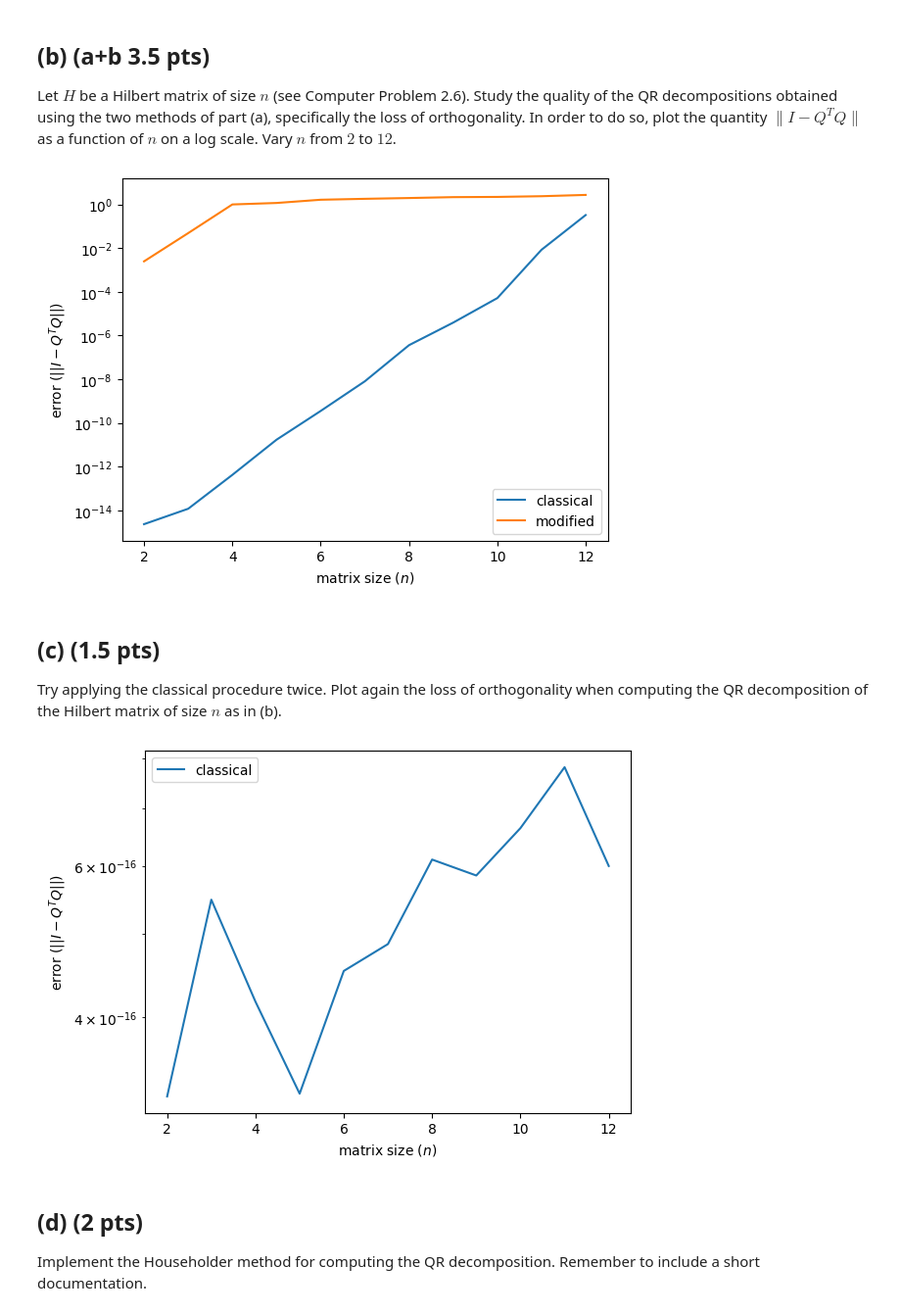
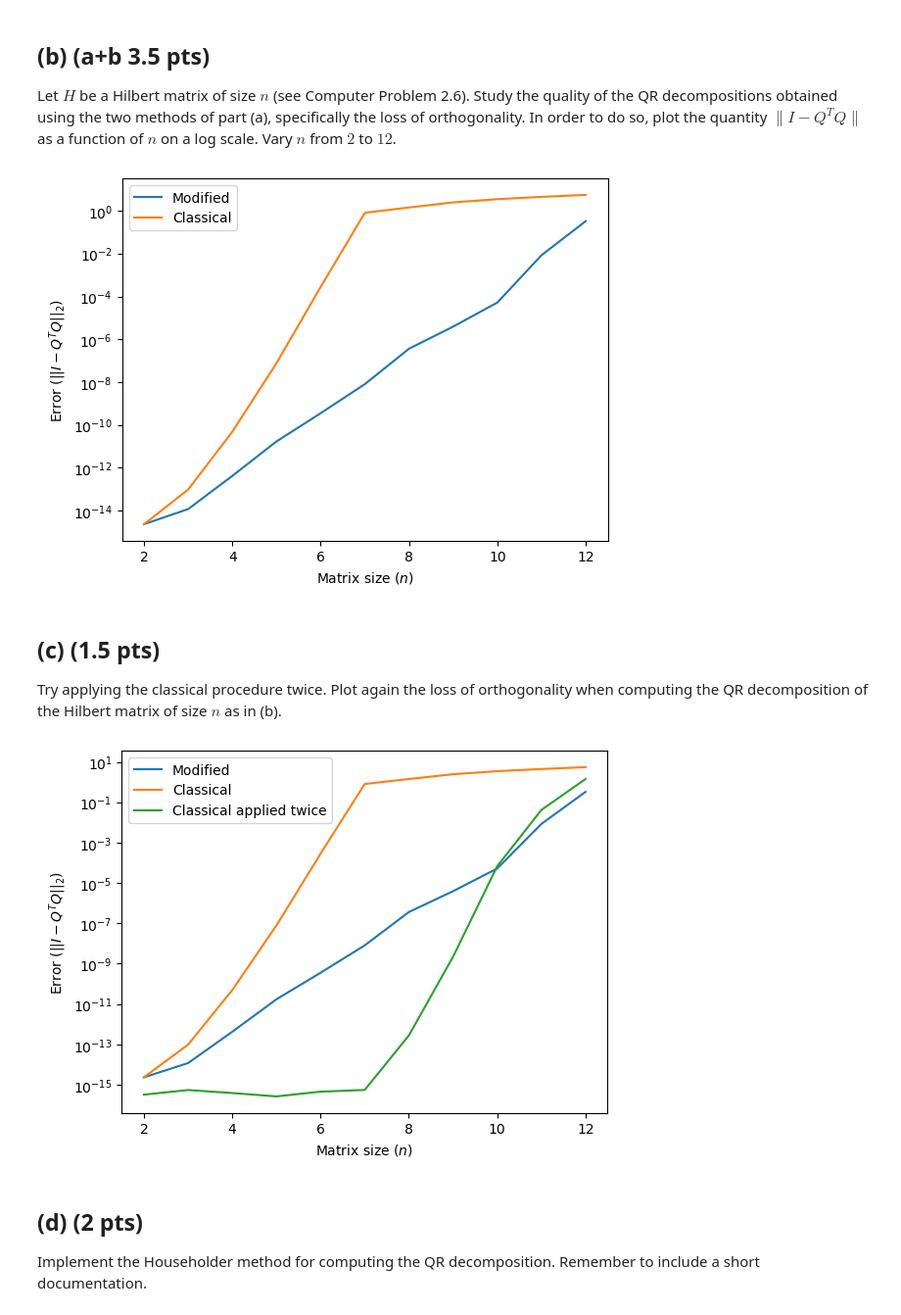
Before and after one commit to sachagijsbers/numerical_alg, a Jupyter notebook: week_3/hw3_2023.ipynb, the cells around one changed output. Shown at 98% size. Cells and saved outputs as stored; diff of their text form; code cells hidden in the pictures.

```diff
--- a/week_3/hw3_2023.ipynb
+++ b/week_3/hw3_2023.ipynb
@@ -115,52 +121,52 @@ print(R)
 ## (b) (a+b 3.5 pts)
 Let $H$ be a Hilbert matrix of size $n$ (see Computer Problem 2.6). Study the quality of the QR decompositions obtained using the two methods of part (a), specifically the loss of orthogonality. In order to do so, plot the quantity $\| I - Q^T Q \|$ as a function of $n$ on a log scale. Vary $n$ from $2$ to $12$.
 # %%
-def hilbert(n):
-    H = np.zeros((n,n))
-    for i in range(1,n+1):
-        for j in range(1,n+1):
-            H[i-1,j-1] = 1/(i+j-1)
-    return H
+# keep track of the error for classical and modified Gram-Schmidt
+error_class, error_mod = [], []
 
-quant_class, quant_mod = [], []
 n_list = range(2,13)
 for n in n_list:
-    H = hilbert(n)
+    # create Hilbert matrix
+    H = scipy.linalg.hilbert(n)
+
     Q_class = classical_gram_schmidt(H)[0]
-    quant_class.append(np.linalg.norm(np.identity(n) - np.matmul(Q_class.T,Q_class)))
+    error_class.append(np.linalg.norm(np.identity(n) - np.matmul(Q_class.T,Q_class)))
+
     Q_mod = modified_gram_schmidt(H)[0]
-    quant_mod.append(np.linalg.norm(np.identity(n) - np.matmul(Q_mod.T,Q_mod)))
+    error_mod.append(np.linalg.norm(np.identity(n) - np.matmul(Q_mod.T,Q_mod)))
 
-plt.plot(n_list,quant_class, label = 'classical')
-plt.plot(n_list,quant_mod, label = 'modified')
+plt.plot(n_list,error_mod, label = 'Modified')
+plt.plot(n_list,error_class, label = 'Classical')
 plt.yscale('log')
-plt.xlabel('matrix size ($n$)')
-plt.ylabel('error ($||I - Q^TQ||$)')
+plt.xlabel('Matrix size ($n$)')
+plt.ylabel('Error ($||I - Q^TQ||_2$)')
 plt.legend()
 plt.show()
 # %% [output]
-[figure, old version]
+[figure, new version]
 # %% [markdown]
 ## (c) (1.5 pts)
 Try applying the classical procedure twice. Plot again the loss of orthogonality when computing the QR decomposition of the Hilbert matrix of size $n$ as in (b).
 # %%
-quant_class = []
+error_class_twice = []
 n_list = range(2,13)
 for n in n_list:
-    H = hilbert(n)
+    H = scipy.linalg.hilbert(n)
+    # apply the classical procedure twice
     Q_class_1 = classical_gram_schmidt(H)[0]
     Q_class = classical_gram_schmidt(Q_class_1)[0]
-    quant_class.append(np.linalg.norm(np.identity(n) - np.matmul(Q_class.T,Q_class)))
+    error_class_twice.append(np.linalg.norm(np.identity(n) - np.matmul(Q_class.T,Q_class)))
 
-
-plt.plot(n_list,quant_class, label = 'classical')
+plt.plot(n_list,error_mod, label = 'Modified')
+plt.plot(n_list,error_class, label = 'Classical')
+plt.plot(n_list,error_class_twice, label = 'Classical applied twice')
 plt.yscale('log')
-plt.xlabel('matrix size ($n$)')
-plt.ylabel('error ($||I - Q^TQ||$)')
+plt.xlabel('Matrix size ($n$)')
+plt.ylabel('Error ($||I - Q^TQ||_2$)')
 plt.legend()
 plt.show()
 # %% [output]
-[figure, old version]
+[figure, new version]
 # %% [markdown]
 ## (d) (2 pts)
 Implement the Householder method for computing the QR decomposition. Remember to include a short documentation.
```
Also changed, not shown: parts of 3 cells of this notebook.
